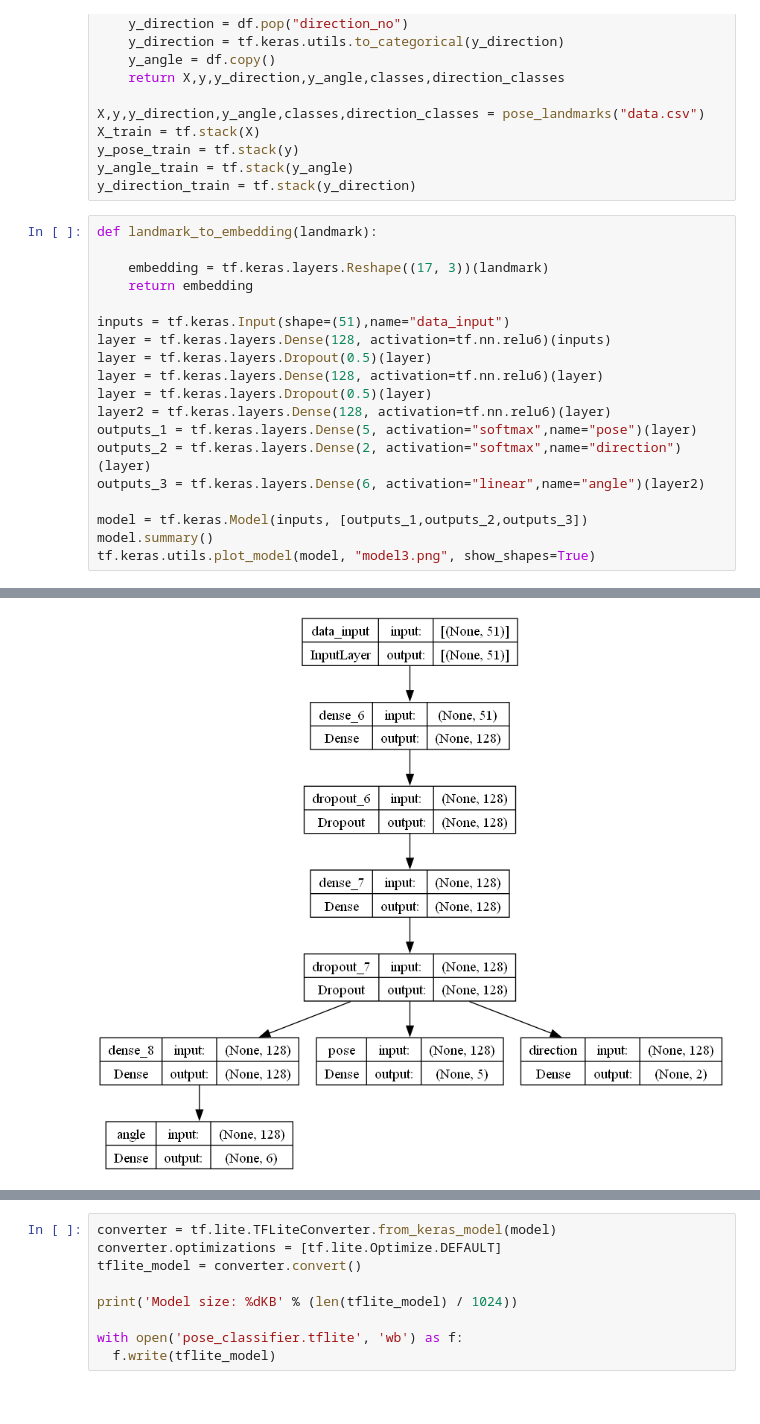
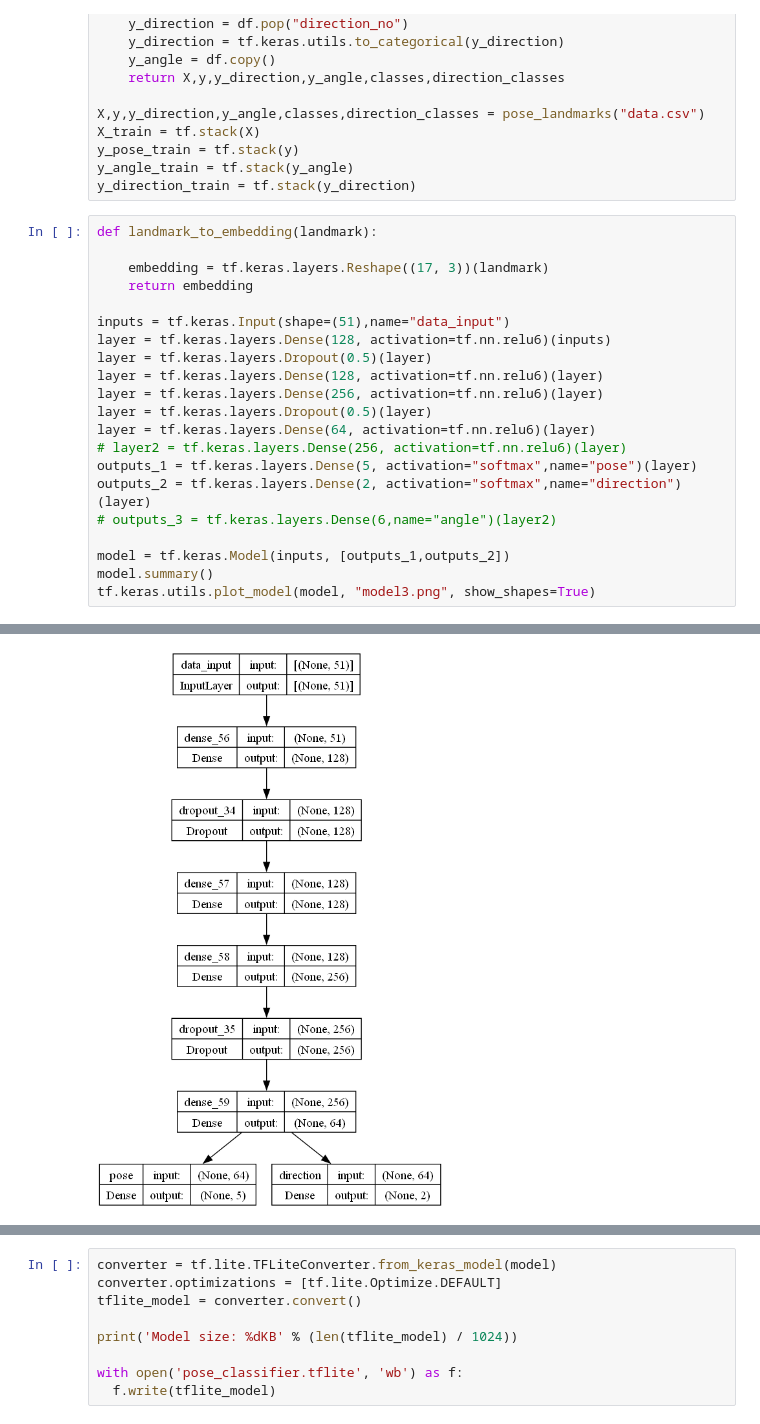
Before and after one commit to FitNest-AI/Machine-Learning, a Jupyter notebook: Model/Trainer/model_v3.ipynb, the cells around one changed output, grey strips where cells are left out. Drawn from its saved outputs; the diff is of its cells as text.

```diff
--- a/Model/Trainer/model_v3.ipynb
+++ b/Model/Trainer/model_v3.ipynb
@@ -401,13 +401,15 @@ inputs = tf.keras.Input(shape=(51),name="data_input")
 layer = tf.keras.layers.Dense(128, activation=tf.nn.relu6)(inputs)
 layer = tf.keras.layers.Dropout(0.5)(layer)
 layer = tf.keras.layers.Dense(128, activation=tf.nn.relu6)(layer)
+layer = tf.keras.layers.Dense(256, activation=tf.nn.relu6)(layer)
 layer = tf.keras.layers.Dropout(0.5)(layer)
-layer2 = tf.keras.layers.Dense(128, activation=tf.nn.relu6)(layer)
+layer = tf.keras.layers.Dense(64, activation=tf.nn.relu6)(layer)
+# layer2 = tf.keras.layers.Dense(256, activation=tf.nn.relu6)(layer)
 outputs_1 = tf.keras.layers.Dense(5, activation="softmax",name="pose")(layer)
 outputs_2 = tf.keras.layers.Dense(2, activation="softmax",name="direction")(layer)
-outputs_3 = tf.keras.layers.Dense(6, activation="linear",name="angle")(layer2)
+# outputs_3 = tf.keras.layers.Dense(6,name="angle")(layer2)
 
-model = tf.keras.Model(inputs, [outputs_1,outputs_2,outputs_3])
+model = tf.keras.Model(inputs, [outputs_1,outputs_2])
 model.summary()
 tf.keras.utils.plot_model(model, "model3.png", show_shapes=True)
 # %% [output]
@@ -429,3 +431,3 @@ Trainable params: 41357 (161.55 KB)
 Non-trainable params: 0 (0.00 Byte)
 __________________________________________________________________________________________________
-[figure, old version]
+[figure, new version]
```
Also changed, not shown: parts of 6 cells of this notebook, 13 other files.
